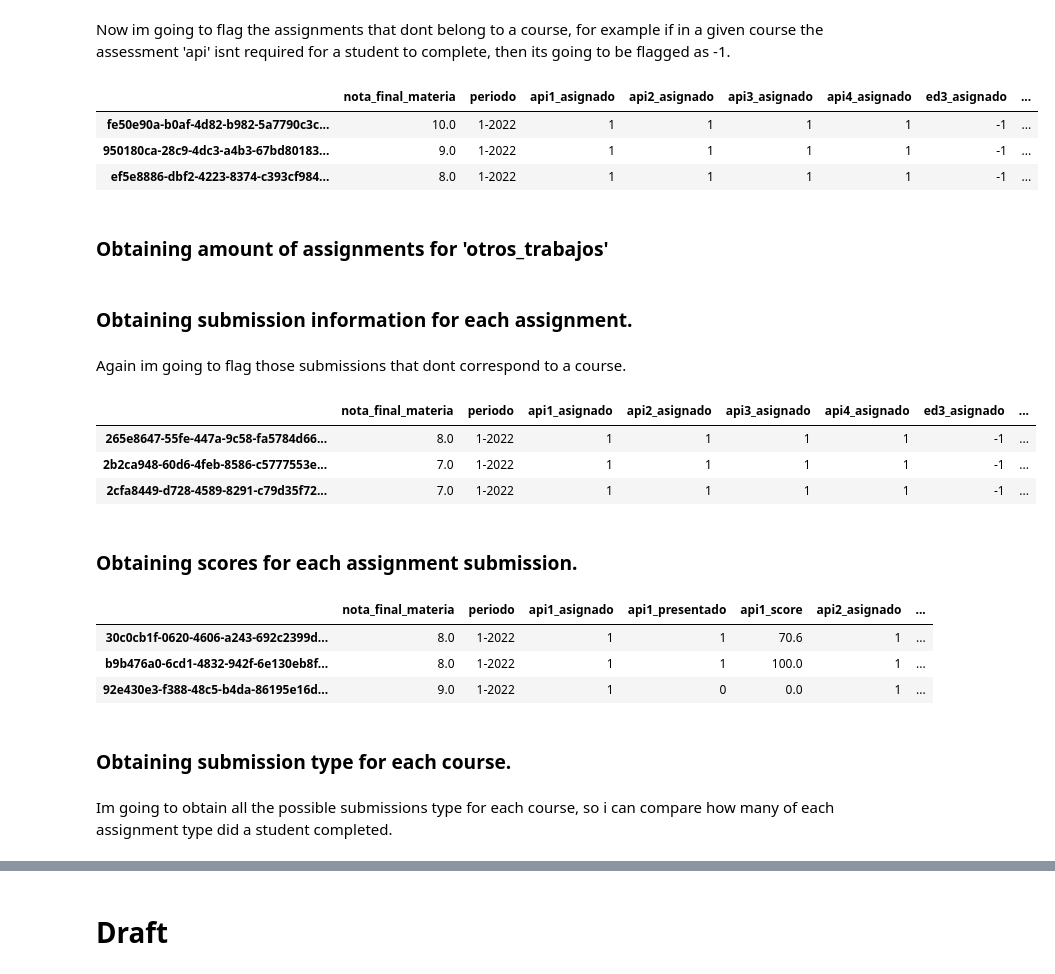
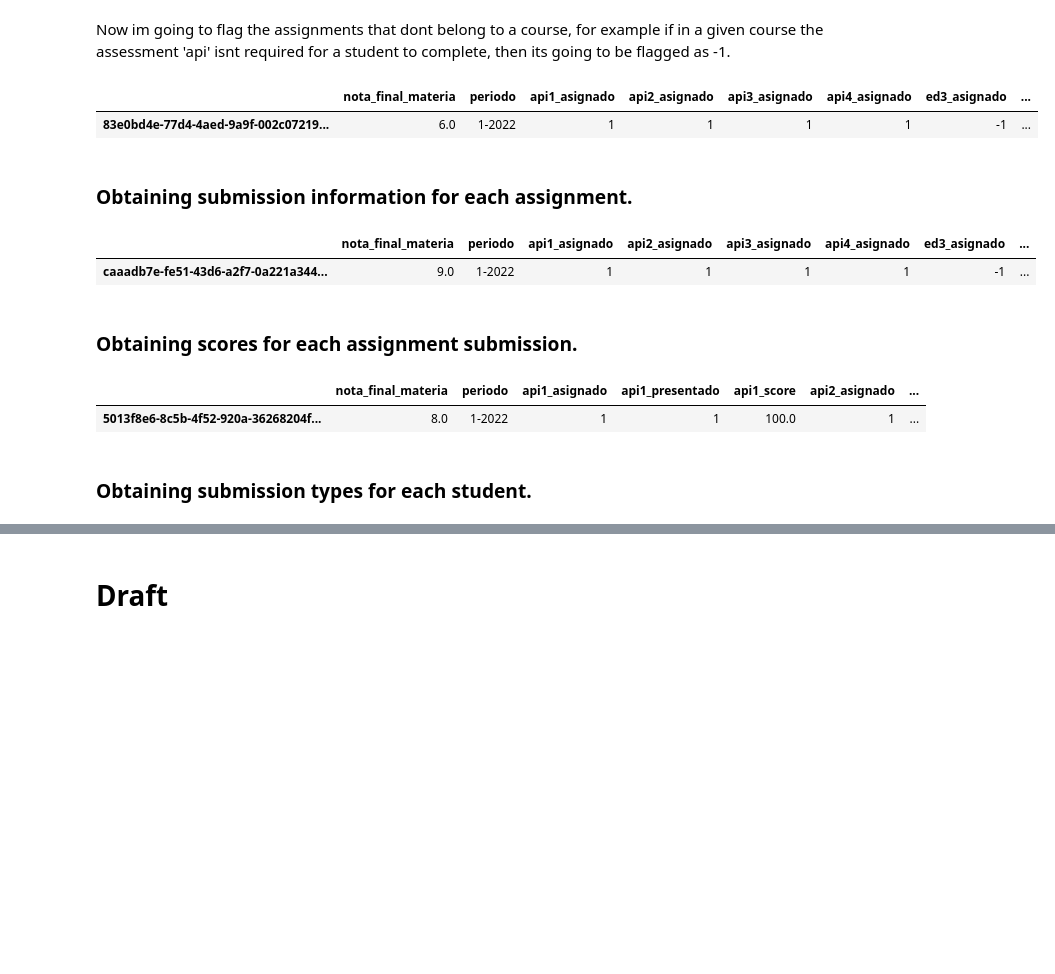
Before and after one commit to bautidea/course_approve_detection, a Jupyter notebook: notebok.ipynb, the cells around one changed output, grey strips where cells are left out. Cells and saved outputs as stored; diff of their text form; code cells hidden in the pictures; blank space fills up the shorter version.

```diff
--- a/notebok.ipynb
+++ b/notebok.ipynb
@@ -495,11 +495,7 @@ def flag_unrequited_assignments(df, new_col_name):
     return df
 # %%
 data = flag_unrequited_assignments(data,'asignado')
-data.sample(3)
+data.sample()
 # %% [output]
 |  | nota_final_materia | periodo | api1_asignado | api2_asignado | api3_asignado | api4_asignado | ed3_asignado | ... |
-| fe50e90a-b0af-4d82-b982-5a7790c3c... | 10.0 | 1-2022 | 1 | 1 | 1 | 1 | -1 | ... |
-| 950180ca-28c9-4dc3-a4b3-67bd80183... | 9.0 | 1-2022 | 1 | 1 | 1 | 1 | -1 | ... |
-| ef5e8886-dbf2-4223-8374-c393cf984... | 8.0 | 1-2022 | 1 | 1 | 1 | 1 | -1 | ... |
+| 83e0bd4e-77d4-4aed-9a9f-002c07219... | 6.0 | 1-2022 | 1 | 1 | 1 | 1 | -1 | ... |
-# %% [markdown]
-### Obtaining amount of assignments for 'otros_trabajos'
@@ -550,20 +520,17 @@ for col in assessment_cols:
     data[col] = data[col].fillna(0)
     data[col] = data[col].astype(int)
 
+    rename = {col : f'{col}_presentado'}
+    data.rename(columns=rename, inplace=True)
+
 data['otros_trabajos'] = data['otros_trabajos'].fillna(0)
 data['otros_trabajos'] = data['otros_trabajos'].astype(int)
+data.rename(columns={'otros_trabajos': 'otros_trabajos_presentado'}, inplace=True)
+
+data.sample()
+# %% [output]
+|  | nota_final_materia | periodo | api1_asignado | api2_asignado | api3_asignado | api4_asignado | ed3_asignado | ... |
+| caaadb7e-fe51-43d6-a2f7-0a221a344... | 9.0 | 1-2022 | 1 | 1 | 1 | 1 | -1 | ... |
-# %% [markdown]
-Again im going to flag those submissions that dont correspond to a course.
-# %%
-data = flag_unrequited_assignments(data,'presentado')
-data.rename(columns={'otros_trabajos': 'otros_trabajos_presentado'}, inplace=True)
-
-data.sample(3)
-# %% [output]
-|  | nota_final_materia | periodo | api1_asignado | api2_asignado | api3_asignado | api4_asignado | ed3_asignado | ... |
-| 265e8647-55fe-447a-9c58-fa5784d66... | 8.0 | 1-2022 | 1 | 1 | 1 | 1 | -1 | ... |
-| 2b2ca948-60d6-4feb-8586-c5777553e... | 7.0 | 1-2022 | 1 | 1 | 1 | 1 | -1 | ... |
-| 2cfa8449-d728-4589-8291-c79d35f72... | 7.0 | 1-2022 | 1 | 1 | 1 | 1 | -1 | ... |
 # %% [markdown]
 ### Obtaining scores for each assignment submission.
 # %%
@@ -609,13 +577,9 @@ sorted_columns.insert(1,'periodo')
 sorted_columns.append('course_uuid')
 
 data = data[sorted_columns].copy()
-data.sample(3)
+data.sample()
 # %% [output]
 |  | nota_final_materia | periodo | api1_asignado | api1_presentado | api1_score | api2_asignado | ... |
-| 30c0cb1f-0620-4606-a243-692c2399d... | 8.0 | 1-2022 | 1 | 1 | 70.6 | 1 | ... |
-| b9b476a0-6cd1-4832-942f-6e130eb8f... | 8.0 | 1-2022 | 1 | 1 | 100.0 | 1 | ... |
-| 92e430e3-f388-48c5-b4da-86195e16d... | 9.0 | 1-2022 | 1 | 0 | 0.0 | 1 | ... |
+| 5013f8e6-8c5b-4f52-920a-36268204f... | 8.0 | 1-2022 | 1 | 1 | 100.0 | 1 | ... |
 # %% [markdown]
-### Obtaining submission type for each course.
+### Obtaining submission types for each student.
-# %% [markdown]
-Im going to obtain all the possible submissions type for each course, so i can compare how many of each assignment type did a student completed.
```
Also changed, not shown: parts of 15 cells of this notebook.
